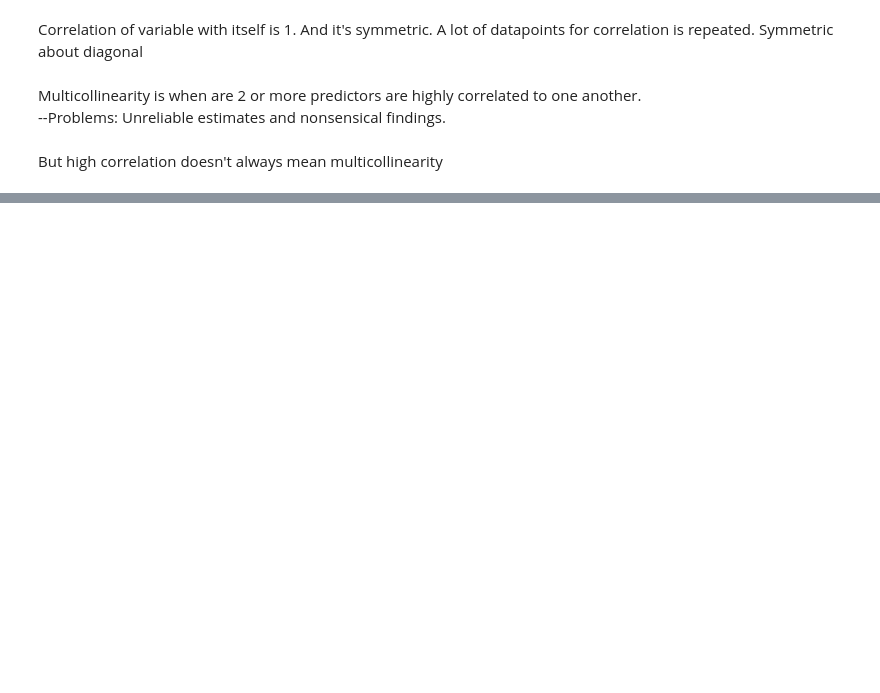
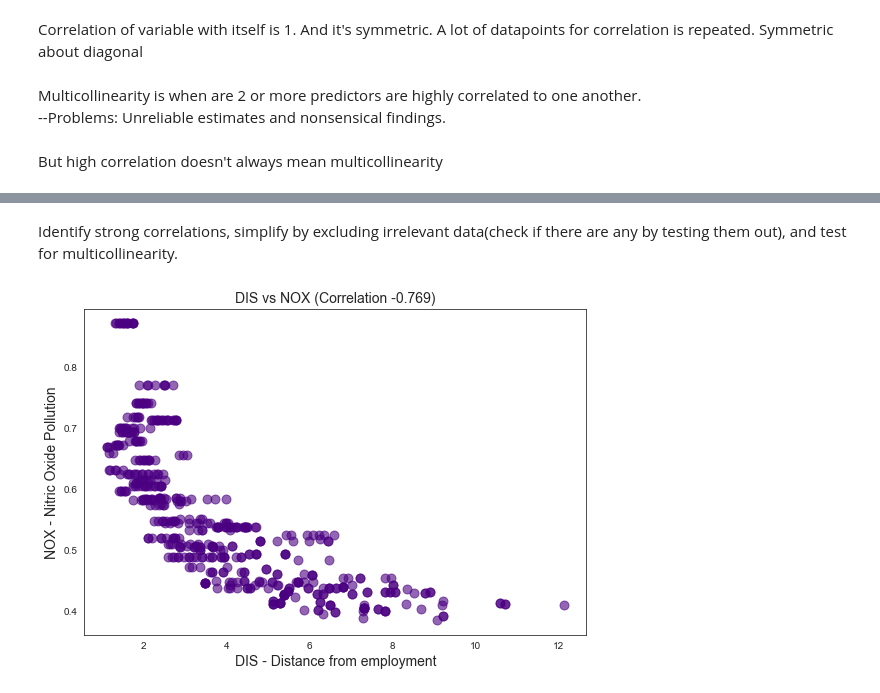
Before and after one commit to ssaiganesh/Machine-Learning-With-Python, a Jupyter notebook: Linear Regression/MultiVariate Regression/mvreg.ipynb, the cells around one changed output, grey strips where cells are left out. Cells and saved outputs as stored; diff of their text form; code cells hidden in the pictures; blank space fills up the shorter version.

```diff
--- a/Linear Regression/MultiVariate Regression/mvreg.ipynb
+++ b/Linear Regression/MultiVariate Regression/mvreg.ipynb
@@ -414,0 +452,14 @@ But high correlation doesn't always mean multicollinearity
+# %% [markdown]
+Identify strong correlations, simplify by excluding irrelevant data(check if there are any by testing them out), and test for multicollinearity.
+# %%
+nox_dis_corr = round(data['NOX'].corr(data['DIS']),3)
+
+plt.figure(figsize = (9,6))
+plt.scatter(x=data['DIS'], y = data['NOX'], alpha = 0.6, s= 80, color = 'indigo')
+
+plt.title(f'DIS vs NOX (Correlation {nox_dis_corr})', fontsize = 14)
+plt.xlabel('DIS - Distance from employment', fontsize = 14)
+plt.ylabel('NOX - Nitric Oxide Pollution', fontsize = 14)
+plt.show()
+# %% [output]
+[figure, added]
```
Also changed, not shown: parts of 7 cells of this notebook.
